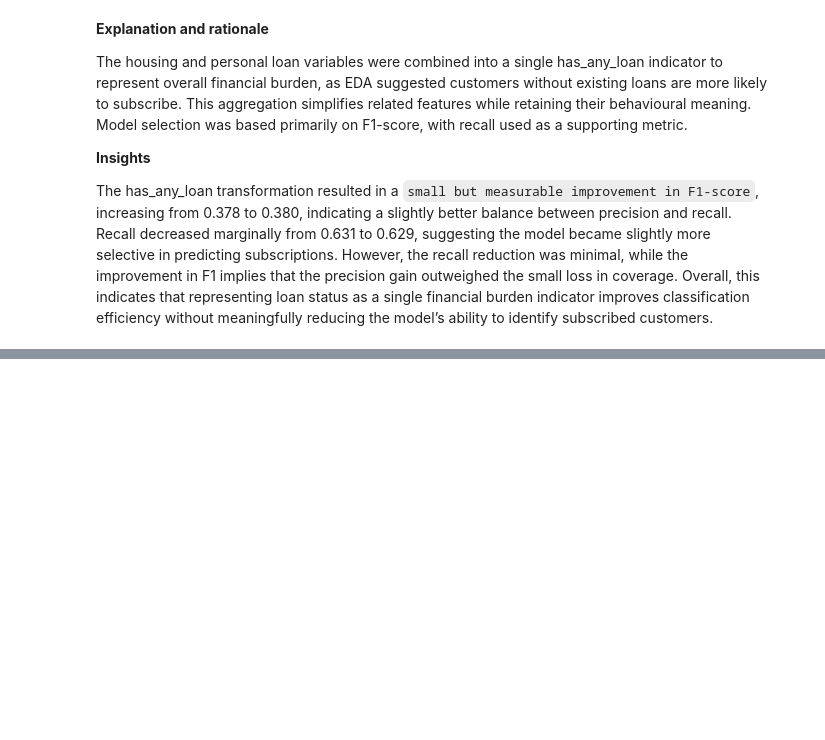
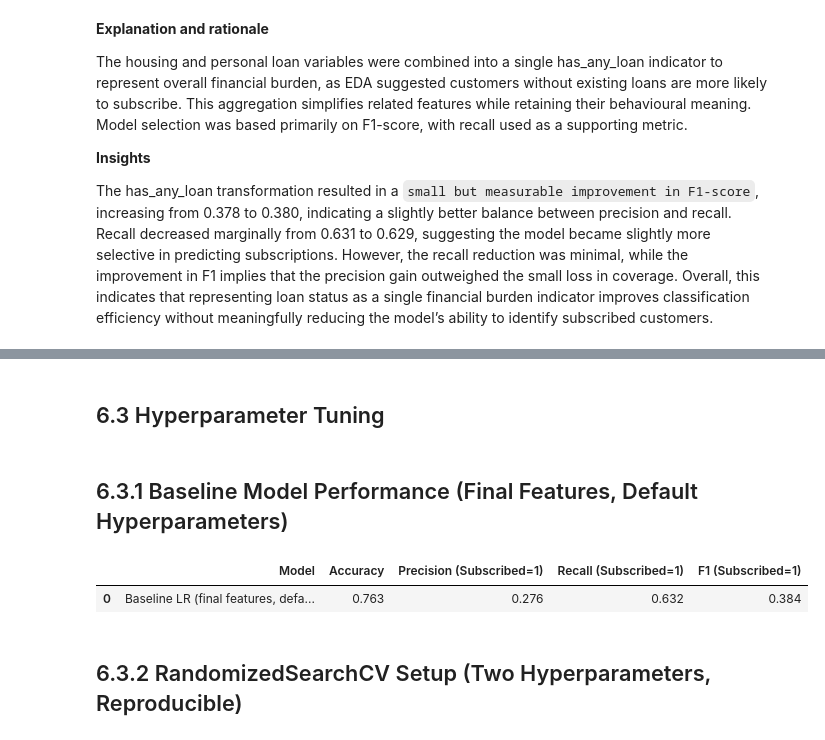
Before and after one commit to 2401496A/bank-marketing-data-analysis-project, a Jupyter notebook: MLDP Program Codes Submission Template.ipynb, the cells around one changed output, grey strips where cells are left out. Saved outputs shown, nothing was run; the diff lists cells and outputs as text; code cells hidden in the pictures; blank space fills up the shorter version.

```diff
--- a/MLDP Program Codes Submission Template.ipynb
+++ b/MLDP Program Codes Submission Template.ipynb
@@ -1143,0 +1186,23 @@ The has_any_loan transformation resulted in a `small but measurable improvement
+# %% [markdown]
+## 6.3 Hyperparameter Tuning
+# %% [markdown]
+## 6.3.1 Baseline Model Performance (Final Features, Default Hyperparameters)
+# %%
+row_baseline_final = evaluate_model(
+    pipe_final,
+    X_test_final,
+    y_test,
+    "Baseline LR (final features, default params)",
+    print_logs=False
+)
+
+baseline_table = pd.DataFrame([row_baseline_final])[[
+    "Model","Accuracy","Precision (Subscribed=1)","Recall (Subscribed=1)","F1 (Subscribed=1)"
+]].round(3)
+
+baseline_table
+# %% [output]
+|  | Model | Accuracy | Precision (Subscribed=1) | Recall (Subscribed=1) | F1 (Subscribed=1) |
+| 0 | Baseline LR (final features, defa... | 0.763 | 0.276 | 0.632 | 0.384 |
+# %% [markdown]
+## 6.3.2 RandomizedSearchCV Setup (Two Hyperparameters, Reproducible)
```
Also changed, not shown: parts of 3 cells of this notebook.
